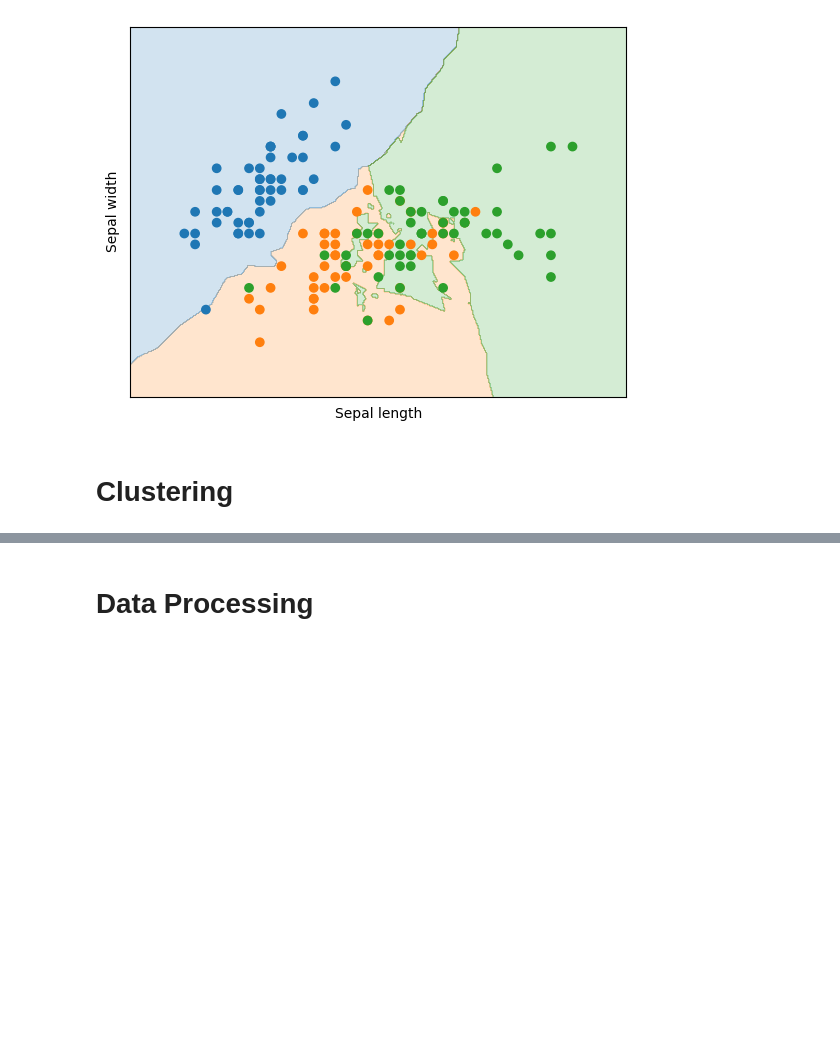
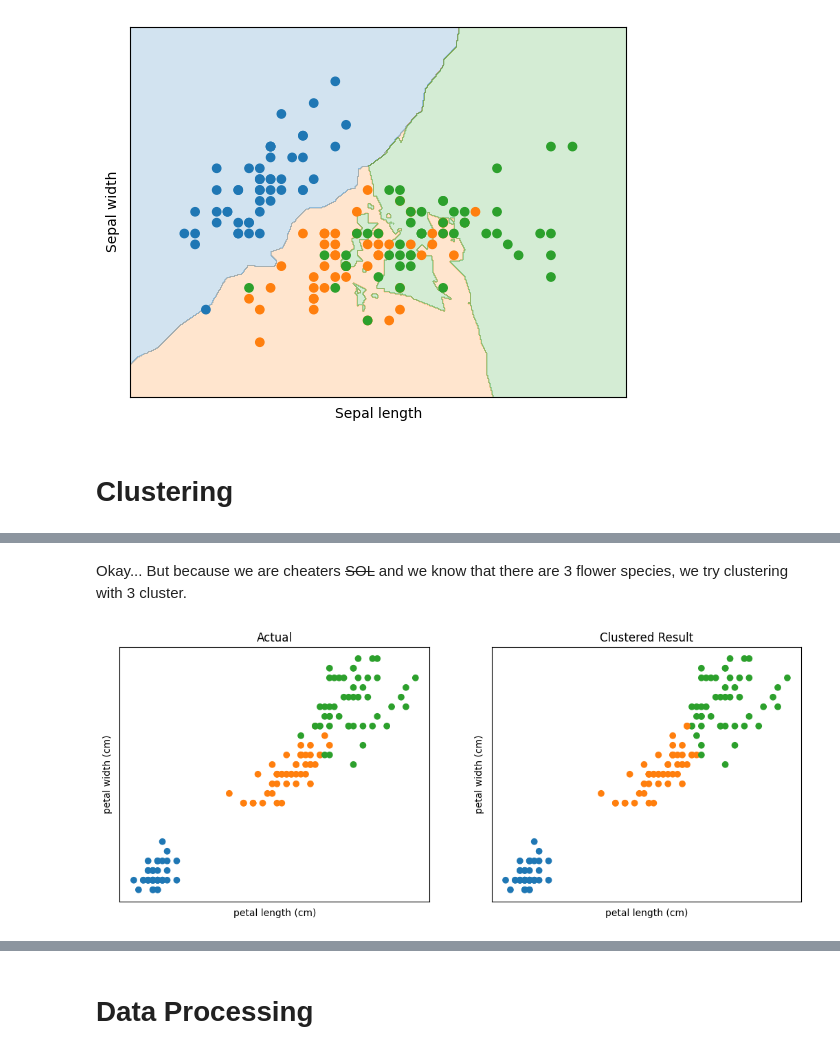
Before and after one commit to SamuelFoo/ISR-Coy-Workshop, a Jupyter notebook: supervised.ipynb, the cells around one changed output, grey strips where cells are left out. Drawn from its saved outputs; the diff is of its cells as text; code cells hidden in the pictures; blank space fills up the shorter version.

```diff
--- a/supervised.ipynb
+++ b/supervised.ipynb
@@ -294,0 +337,29 @@ plt.show()
+# %% [markdown]
+Okay... But because we are cheaters ~~SOL~~ and we know that there are 3 flower species, we try clustering with 3 cluster.
+# %%
+cmap = ListedColormap(["C0", "C1", "C2"])
+kmeans = KMeans(n_clusters=3, random_state=0).fit(df.iloc[:, 2:])
+labels = kmeans.labels_.copy()
+labels[kmeans.labels_ == 0] = 0
+labels[kmeans.labels_ == 2] = 1
+labels[kmeans.labels_ == 1] = 2
+
+fig, (ax1, ax2) = plt.subplots(1, 2)
+fig.set_size_inches(12.8, 4.8)
+
+ax2.scatter(df["petal length (cm)"], df["petal width (cm)"], c=labels, cmap=cmap)
+ax2.set_xticks([])
+ax2.set_yticks([])
+ax2.set_xlabel("petal length (cm)")
+ax2.set_ylabel("petal width (cm)")
+ax2.set_title("Clustered Result")
+
+ax1.scatter(df["petal length (cm)"], df["petal width (cm)"], c=iris.target, cmap=cmap)
+ax1.set_xticks([])
+ax1.set_yticks([])
+ax1.set_xlabel("petal length (cm)")
+ax1.set_ylabel("petal width (cm)")
+ax1.set_title("Actual")
+plt.show()
+# %% [output]
+[figure, added]
```
Also changed, not shown: parts of 13 cells of this notebook.
